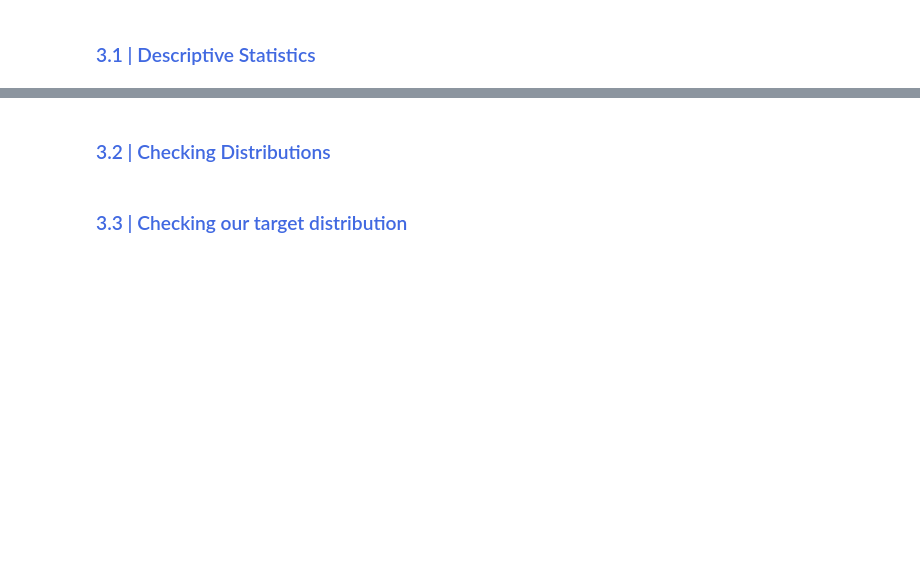
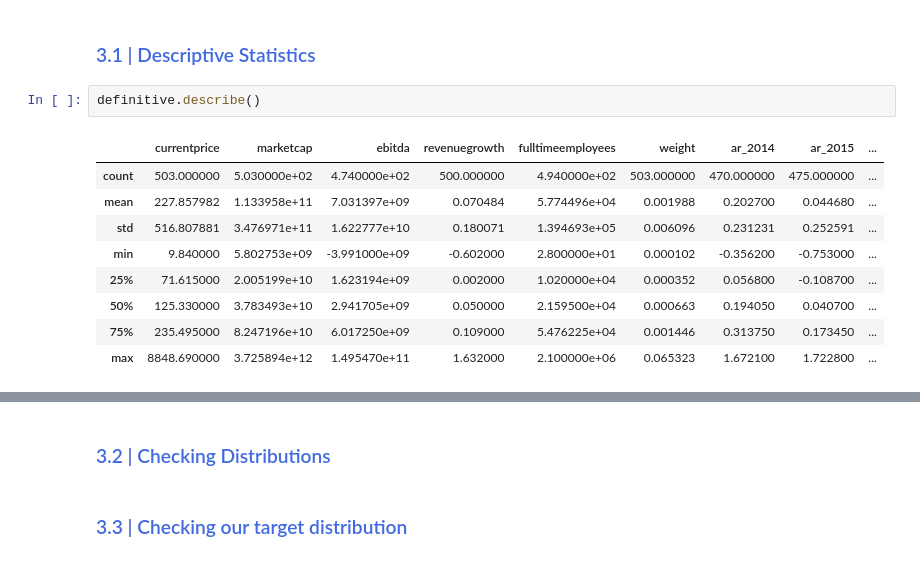
Before and after one commit to marsalmorera/stock-analysis, a Jupyter notebook: stock-analysis.ipynb, the cells around one changed output, grey strips where cells are left out. Drawn from its saved outputs; the diff is of its cells as text; blank space fills up the shorter version.

```diff
--- a/stock-analysis.ipynb
+++ b/stock-analysis.ipynb
@@ -133,2 +275,14 @@ sp.isna().sum()
 # %% [markdown]
 <h3 style="color: #4169E1;">3.1 | Descriptive Statistics </h3>
+# %%
+definitive.describe()
+# %% [output]
+|  | currentprice | marketcap | ebitda | revenuegrowth | fulltimeemployees | weight | ar_2014 | ar_2015 | ... |
+| count | 503.000000 | 5.030000e+02 | 4.740000e+02 | 500.000000 | 4.940000e+02 | 503.000000 | 470.000000 | 475.000000 | ... |
+| mean | 227.857982 | 1.133958e+11 | 7.031397e+09 | 0.070484 | 5.774496e+04 | 0.001988 | 0.202700 | 0.044680 | ... |
+| std | 516.807881 | 3.476971e+11 | 1.622777e+10 | 0.180071 | 1.394693e+05 | 0.006096 | 0.231231 | 0.252591 | ... |
+| min | 9.840000 | 5.802753e+09 | -3.991000e+09 | -0.602000 | 2.800000e+01 | 0.000102 | -0.356200 | -0.753000 | ... |
+| 25% | 71.615000 | 2.005199e+10 | 1.623194e+09 | 0.002000 | 1.020000e+04 | 0.000352 | 0.056800 | -0.108700 | ... |
+| 50% | 125.330000 | 3.783493e+10 | 2.941705e+09 | 0.050000 | 2.159500e+04 | 0.000663 | 0.194050 | 0.040700 | ... |
+| 75% | 235.495000 | 8.247196e+10 | 6.017250e+09 | 0.109000 | 5.476225e+04 | 0.001446 | 0.313750 | 0.173450 | ... |
+| max | 8848.690000 | 3.725894e+12 | 1.495470e+11 | 1.632000 | 2.100000e+06 | 0.065323 | 1.672100 | 1.722800 | ... |
```
Also changed, not shown: parts of 42 cells of this notebook, 1 other file.
